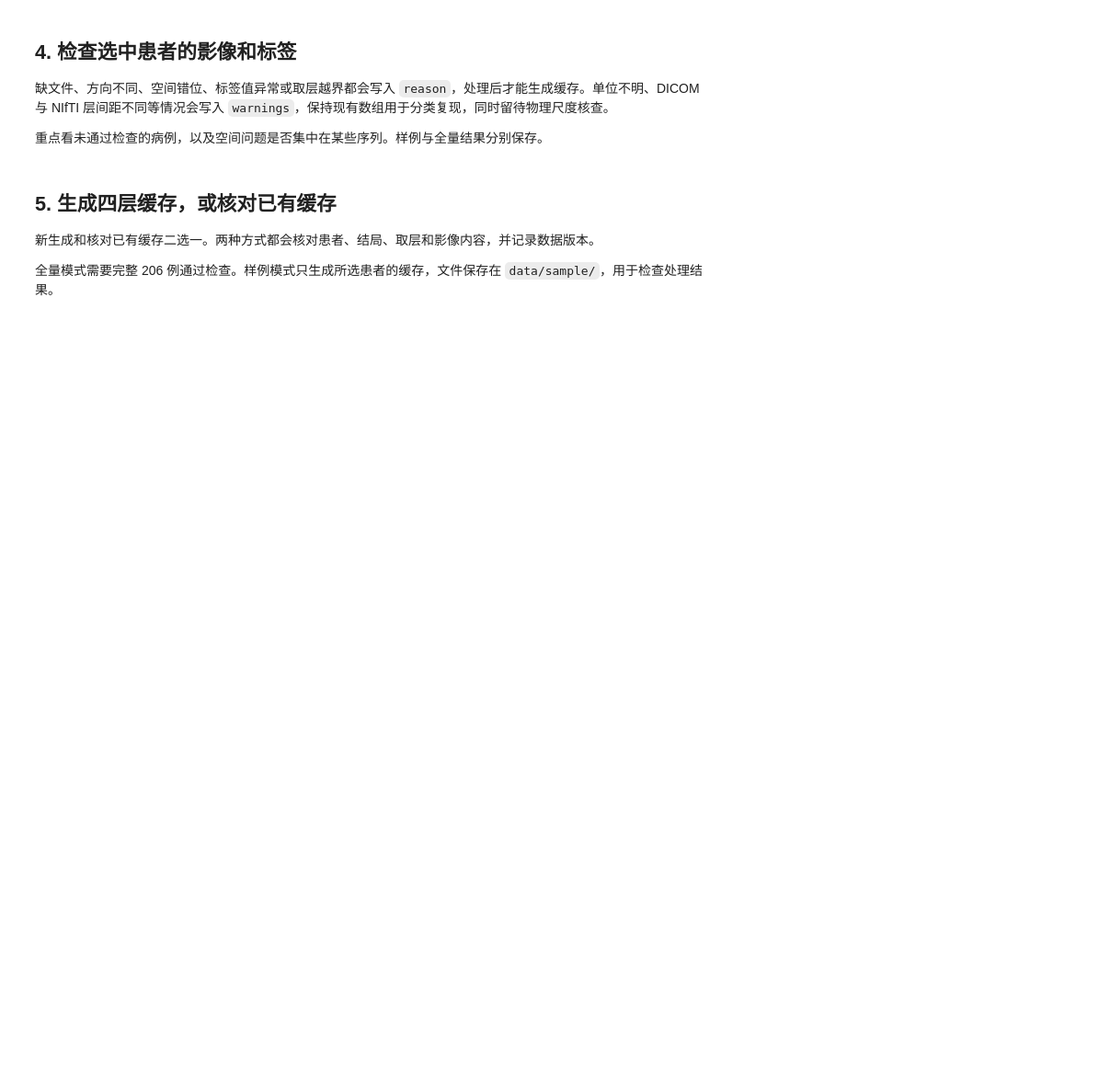
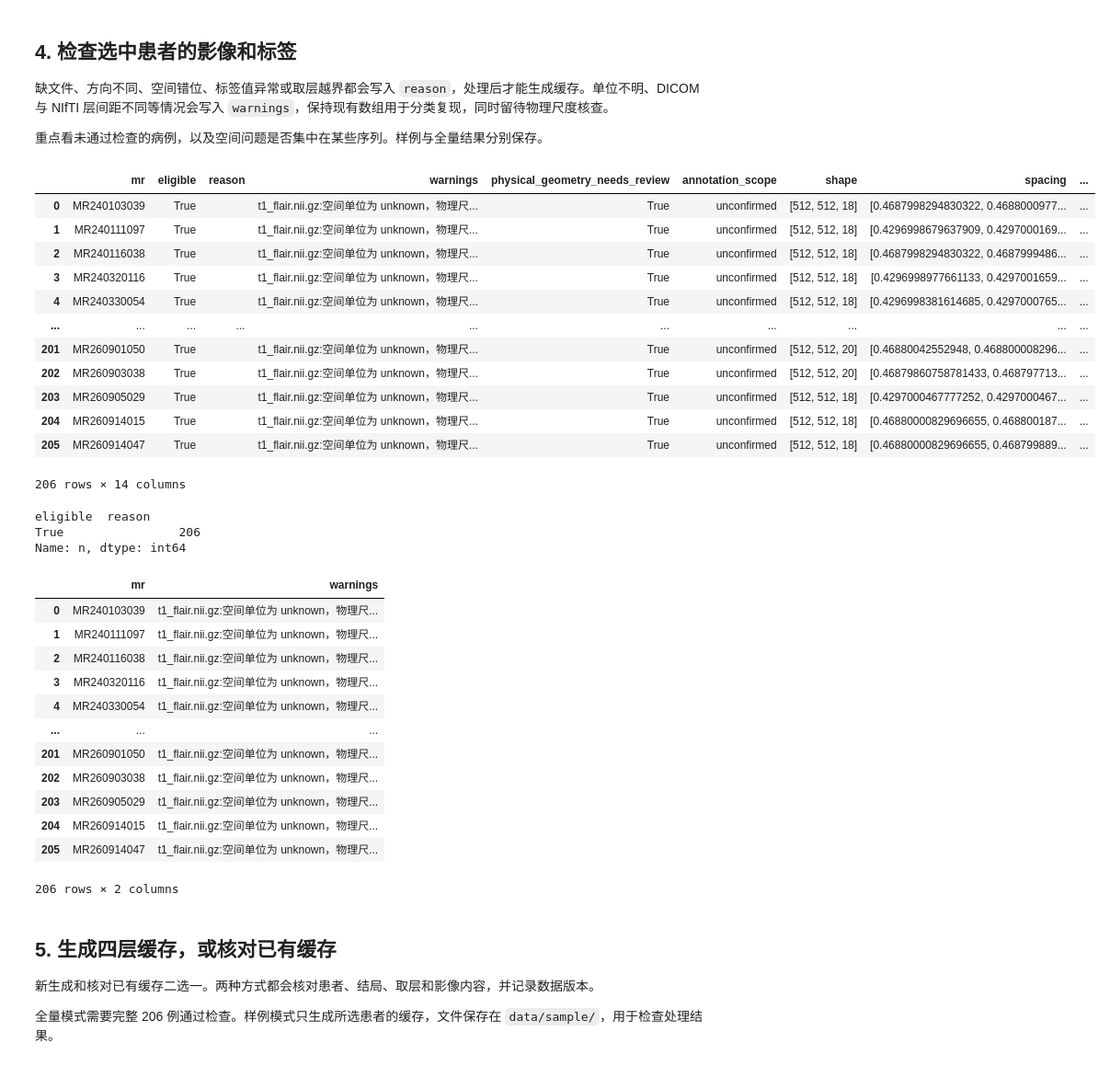
Before and after one commit to SunriserO5/PSCI, a Jupyter notebook: 00_共享数据核查与固定队列.ipynb, the cells around one changed output. Shown at 92% size. Drawn from its saved outputs; the diff is of its cells as text; code cells hidden in the pictures; blank space fills up the shorter version.

```diff
--- a/00_共享数据核查与固定队列.ipynb
+++ b/00_共享数据核查与固定队列.ipynb
@@ -771,7 +775,18 @@ def inspect_patient(cfg, patient, directory):
         raise ValueError(f"需要三维影像，实际形状为 {ref.shape}。")
     if not np.isfinite(ref.affine).all() or abs(np.linalg.det(ref.affine[:3, :3])) < 1e-12:
         raise ValueError("参考影像的空间变换无效。")
-    if any(v.shape != ref.shape or not np.allclose(v.affine, ref.affine, atol=1e-4, rtol=0) for v in volumes[1:]):
+    if any(v.shape != ref.shape or not np.allclose(v.affine, ref.affine, atol=[1e-4, 1e-4, 1e-4, 1e-3], rtol=0) for v in volumes[1:]):
+        print(f"\n患者：{patient['MR']}")
+
+        for name, volume in zip(names, volumes):
+            print(f"\n文件：{name}")
+            print("尺寸：", volume.shape)
+            print("体素间距：", volume.header.get_zooms()[:3])
+            print("空间单位：", volume.header.get_xyzt_units()[0])
+            print("与T1矩阵的最大差值：",
+                  np.max(np.abs(volume.affine - ref.affine)))
+            print("空间矩阵：\n", volume.affine)
+
         raise ValueError("三序列影像与人工标注的 shape/affine 不一致。")
     orientation = "".join(nib.aff2axcodes(ref.affine))
     expected_orientation = cfg.get("preprocessing", {}).get("expected_orientation", "RAS")
@@ -1215,12 +1256,42 @@ if RUN_PATIENT_MATCHING:
 
 重点看未通过检查的病例，以及空间问题是否集中在某些序列。样例与全量结果分别保存。
 # %%
-RUN_VOLUME_AUDIT = False
+RUN_VOLUME_AUDIT = True
 if RUN_VOLUME_AUDIT:
     audit = audit_volumes(cfg)
     display(audit)
     display(audit.groupby(["eligible", "reason"], dropna=False).size().rename("n"))
     display(audit.loc[audit.warnings.ne(""), ["mr", "warnings"]])
+# %% [output]
+|  | mr | eligible | reason | warnings | physical_geometry_needs_review | annotation_scope | shape | spacing | ... |
+| 0 | MR240103039 | True |  | t1_flair.nii.gz:空间单位为 unknown，物理尺... | True | unconfirmed | [512, 512, 18] | [0.4687998294830322, 0.4688000977... | ... |
+| 1 | MR240111097 | True |  | t1_flair.nii.gz:空间单位为 unknown，物理尺... | True | unconfirmed | [512, 512, 18] | [0.4296998679637909, 0.4297000169... | ... |
+| 2 | MR240116038 | True |  | t1_flair.nii.gz:空间单位为 unknown，物理尺... | True | unconfirmed | [512, 512, 18] | [0.4687998294830322, 0.4687999486... | ... |
+| 3 | MR240320116 | True |  | t1_flair.nii.gz:空间单位为 unknown，物理尺... | True | unconfirmed | [512, 512, 18] | [0.4296998977661133, 0.4297001659... | ... |
+| 4 | MR240330054 | True |  | t1_flair.nii.gz:空间单位为 unknown，物理尺... | True | unconfirmed | [512, 512, 18] | [0.4296998381614685, 0.4297000765... | ... |
+| ... | ... | ... | ... | ... | ... | ... | ... | ... | ... |
+| 201 | MR260901050 | True |  | t1_flair.nii.gz:空间单位为 unknown，物理尺... | True | unconfirmed | [512, 512, 20] | [0.46880042552948, 0.468800008296... | ... |
+| 202 | MR260903038 | True |  | t1_flair.nii.gz:空间单位为 unknown，物理尺... | True | unconfirmed | [512, 512, 20] | [0.46879860758781433, 0.468797713... | ... |
+| 203 | MR260905029 | True |  | t1_flair.nii.gz:空间单位为 unknown，物理尺... | True | unconfirmed | [512, 512, 18] | [0.4297000467777252, 0.4297000467... | ... |
+| 204 | MR260914015 | True |  | t1_flair.nii.gz:空间单位为 unknown，物理尺... | True | unconfirmed | [512, 512, 18] | [0.46880000829696655, 0.468800187... | ... |
+| 205 | MR260914047 | True |  | t1_flair.nii.gz:空间单位为 unknown，物理尺... | True | unconfirmed | [512, 512, 18] | [0.46880000829696655, 0.468799889... | ... |
+206 rows × 14 columns
+eligible  reason
+True                206
+Name: n, dtype: int64
+|  | mr | warnings |
+| 0 | MR240103039 | t1_flair.nii.gz:空间单位为 unknown，物理尺... |
+| 1 | MR240111097 | t1_flair.nii.gz:空间单位为 unknown，物理尺... |
+| 2 | MR240116038 | t1_flair.nii.gz:空间单位为 unknown，物理尺... |
+| 3 | MR240320116 | t1_flair.nii.gz:空间单位为 unknown，物理尺... |
+| 4 | MR240330054 | t1_flair.nii.gz:空间单位为 unknown，物理尺... |
+| ... | ... | ... |
+| 201 | MR260901050 | t1_flair.nii.gz:空间单位为 unknown，物理尺... |
+| 202 | MR260903038 | t1_flair.nii.gz:空间单位为 unknown，物理尺... |
+| 203 | MR260905029 | t1_flair.nii.gz:空间单位为 unknown，物理尺... |
+| 204 | MR260914015 | t1_flair.nii.gz:空间单位为 unknown，物理尺... |
+| 205 | MR260914047 | t1_flair.nii.gz:空间单位为 unknown，物理尺... |
+206 rows × 2 columns
 # %% [markdown]
 ## 5. 生成四层缓存，或核对已有缓存
 
```
Also changed, not shown: parts of 9 cells of this notebook, 2 other files.
